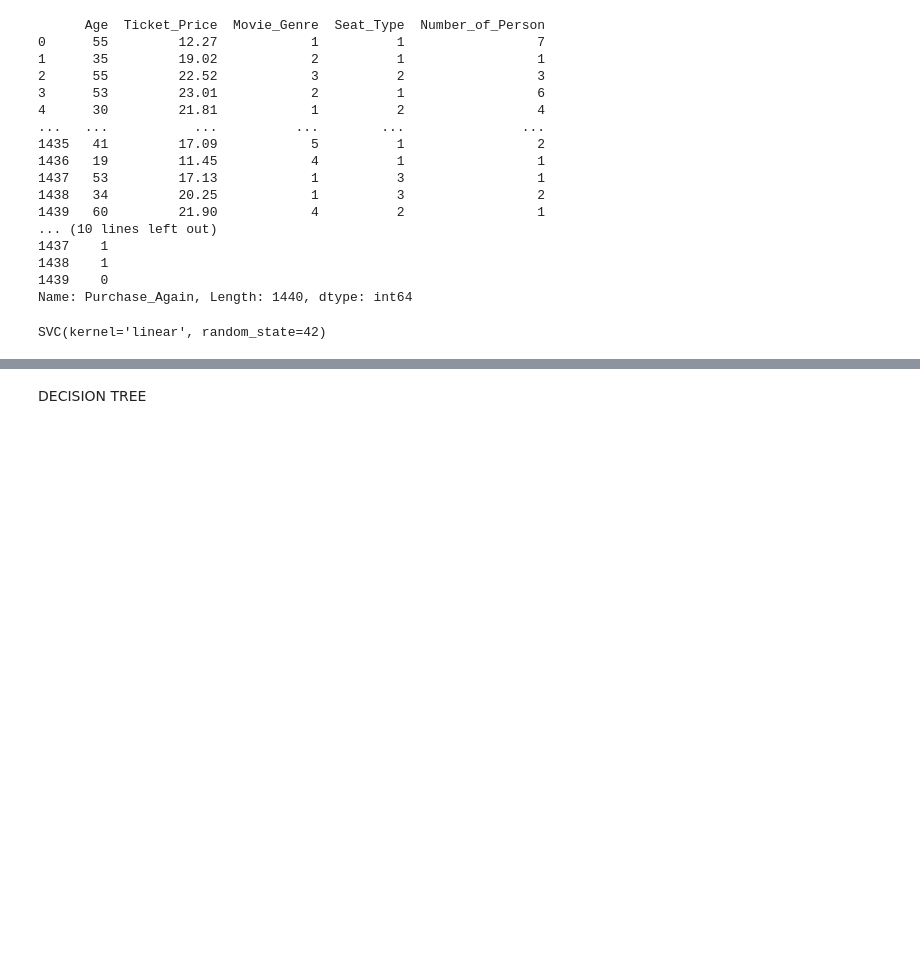
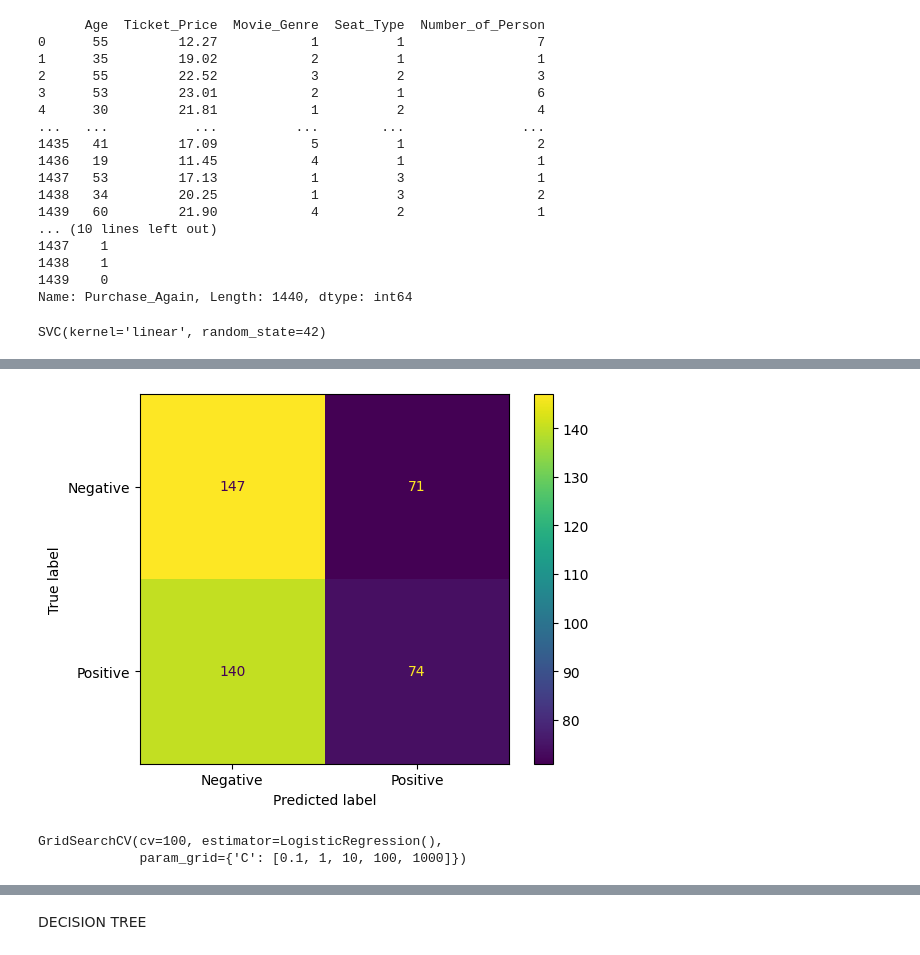
Before and after one commit to shanta-2000/Cinema-hall-ticket-purchase-prediction, a Jupyter notebook: SVM_DT_RF_TASK_2022_1_60_288.ipynb, the cells around one changed output, grey strips where cells are left out. Drawn from its saved outputs; the diff is of its cells as text; code cells hidden in the pictures; blank space fills up the shorter version.

```diff
--- a/SVM_DT_RF_TASK_2022_1_60_288.ipynb
+++ b/SVM_DT_RF_TASK_2022_1_60_288.ipynb
@@ -193,0 +292,19 @@ print(y_pred)
+# %%
+#confuison matrix
+import matplotlib.pyplot as plt
+from sklearn import metrics
+confusion_matrix = metrics.confusion_matrix(y_test,y_pred)
+cm_display = metrics.ConfusionMatrixDisplay(confusion_matrix = confusion_matrix, display_labels = ['Negative', 'Positive'])
+cm_display.plot()
+plt.show()
+# %% [output]
+[figure, added]
+# %%
+#Grid Search
+from sklearn.model_selection import GridSearchCV
+param_grid = {'C': [0.1, 1, 10, 100, 1000],}
+model = GridSearchCV(LogisticRegression(), param_grid, cv=100)
+model.fit(X_train, y_train)
+# %% [output]
+GridSearchCV(cv=100, estimator=LogisticRegression(),
+             param_grid={'C': [0.1, 1, 10, 100, 1000]})
```
Also changed, not shown: parts of 24 cells of this notebook.
